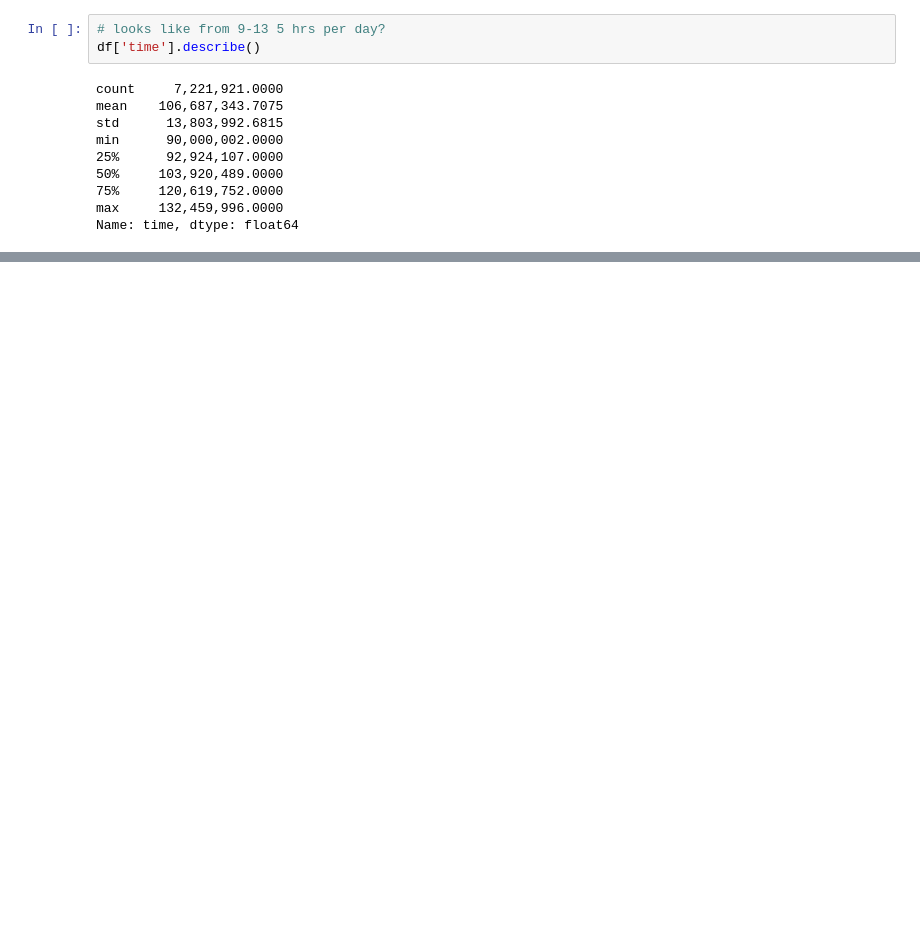
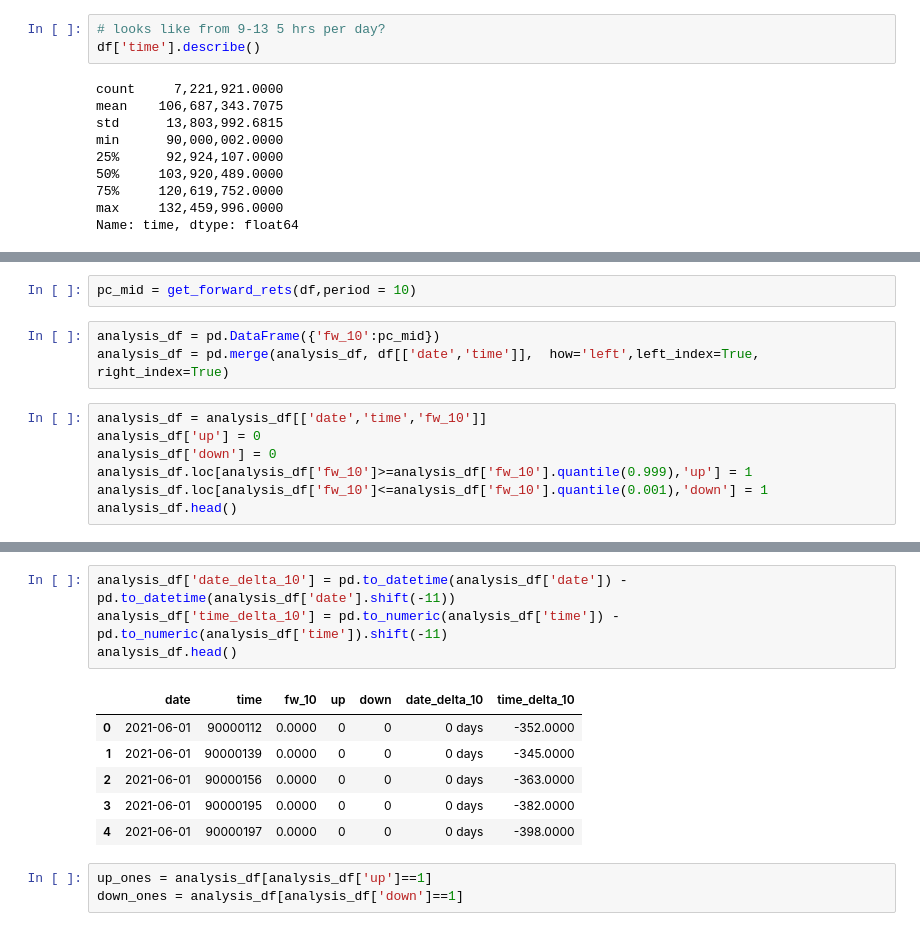
Before and after one commit to jk-karthik/fast-alphas, a Jupyter notebook: paper-replications/LOB_data_analysis.ipynb, the cells around one changed output, grey strips where cells are left out. Saved outputs shown, nothing was run; the diff lists cells and outputs as text; blank space fills up the shorter version.

```diff
--- a/paper-replications/LOB_data_analysis.ipynb
+++ b/paper-replications/LOB_data_analysis.ipynb
@@ -285,0 +317,12 @@ for i in [10,20,50,100,200,500]:
+# %%
+pc_mid = get_forward_rets(df,period = 10)
+# %%
+analysis_df = pd.DataFrame({'fw_10':pc_mid})
+analysis_df = pd.merge(analysis_df, df[['date','time']],  how='left',left_index=True, right_index=True)
+# %%
+analysis_df = analysis_df[['date','time','fw_10']]
+analysis_df['up'] = 0
+analysis_df['down'] = 0
+analysis_df.loc[analysis_df['fw_10']>=analysis_df['fw_10'].quantile(0.999),'up'] = 1
+analysis_df.loc[analysis_df['fw_10']<=analysis_df['fw_10'].quantile(0.001),'down'] = 1
+analysis_df.head()
@@ -285,0 +336,14 @@ for i in [10,20,50,100,200,500]:
+# %%
+analysis_df['date_delta_10'] = pd.to_datetime(analysis_df['date']) - pd.to_datetime(analysis_df['date'].shift(-11))
+analysis_df['time_delta_10'] = pd.to_numeric(analysis_df['time']) - pd.to_numeric(analysis_df['time']).shift(-11)
+analysis_df.head()
+# %% [output]
+|  | date | time | fw_10 | up | down | date_delta_10 | time_delta_10 |
+| 0 | 2021-06-01 | 90000112 | 0.0000 | 0 | 0 | 0 days | -352.0000 |
+| 1 | 2021-06-01 | 90000139 | 0.0000 | 0 | 0 | 0 days | -345.0000 |
+| 2 | 2021-06-01 | 90000156 | 0.0000 | 0 | 0 | 0 days | -363.0000 |
+| 3 | 2021-06-01 | 90000195 | 0.0000 | 0 | 0 | 0 days | -382.0000 |
+| 4 | 2021-06-01 | 90000197 | 0.0000 | 0 | 0 | 0 days | -398.0000 |
+# %%
+up_ones = analysis_df[analysis_df['up']==1]
+down_ones = analysis_df[analysis_df['down']==1]
```
Also changed, not shown: parts of 27 cells of this notebook, 4 other files.
